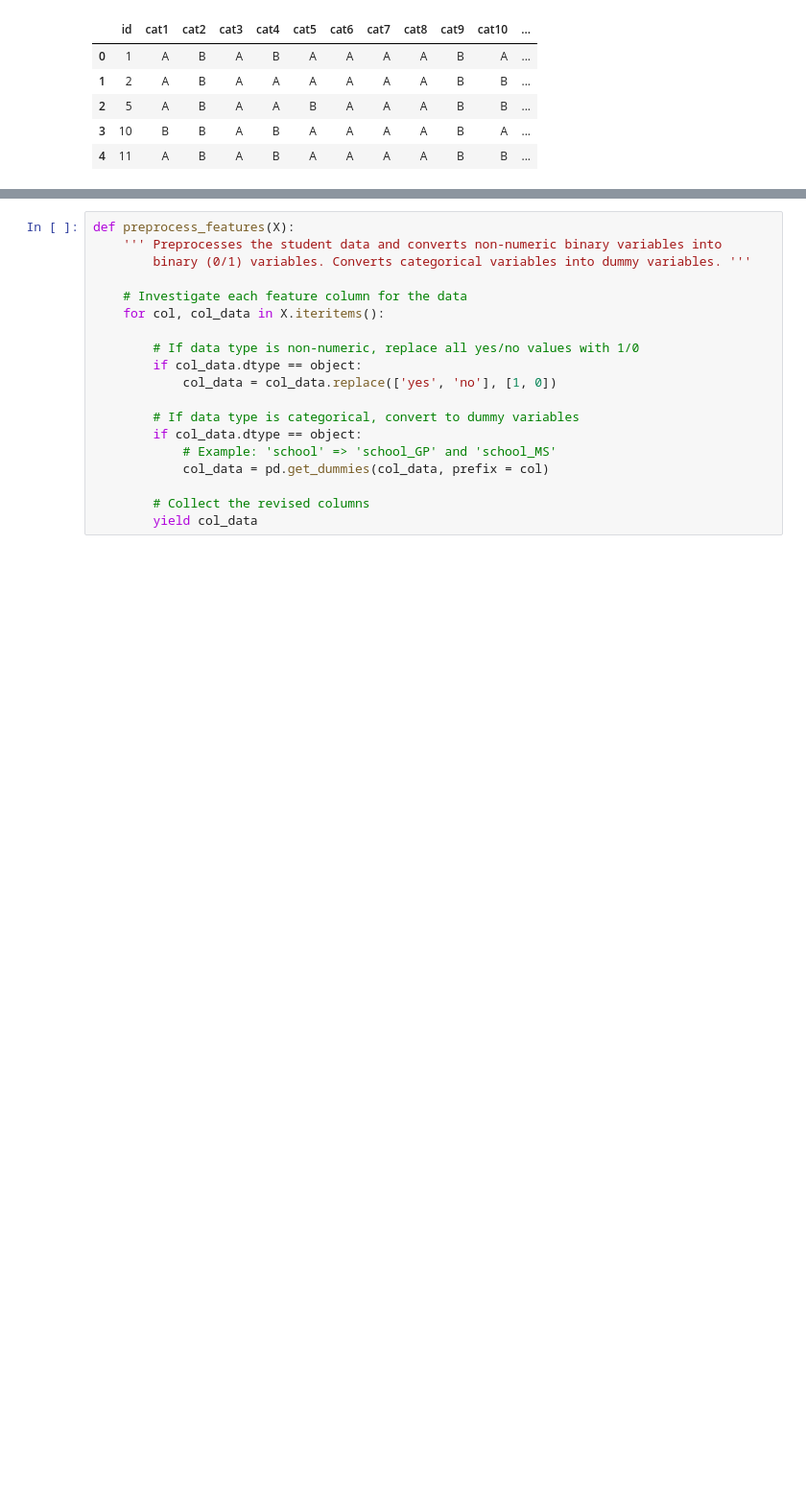
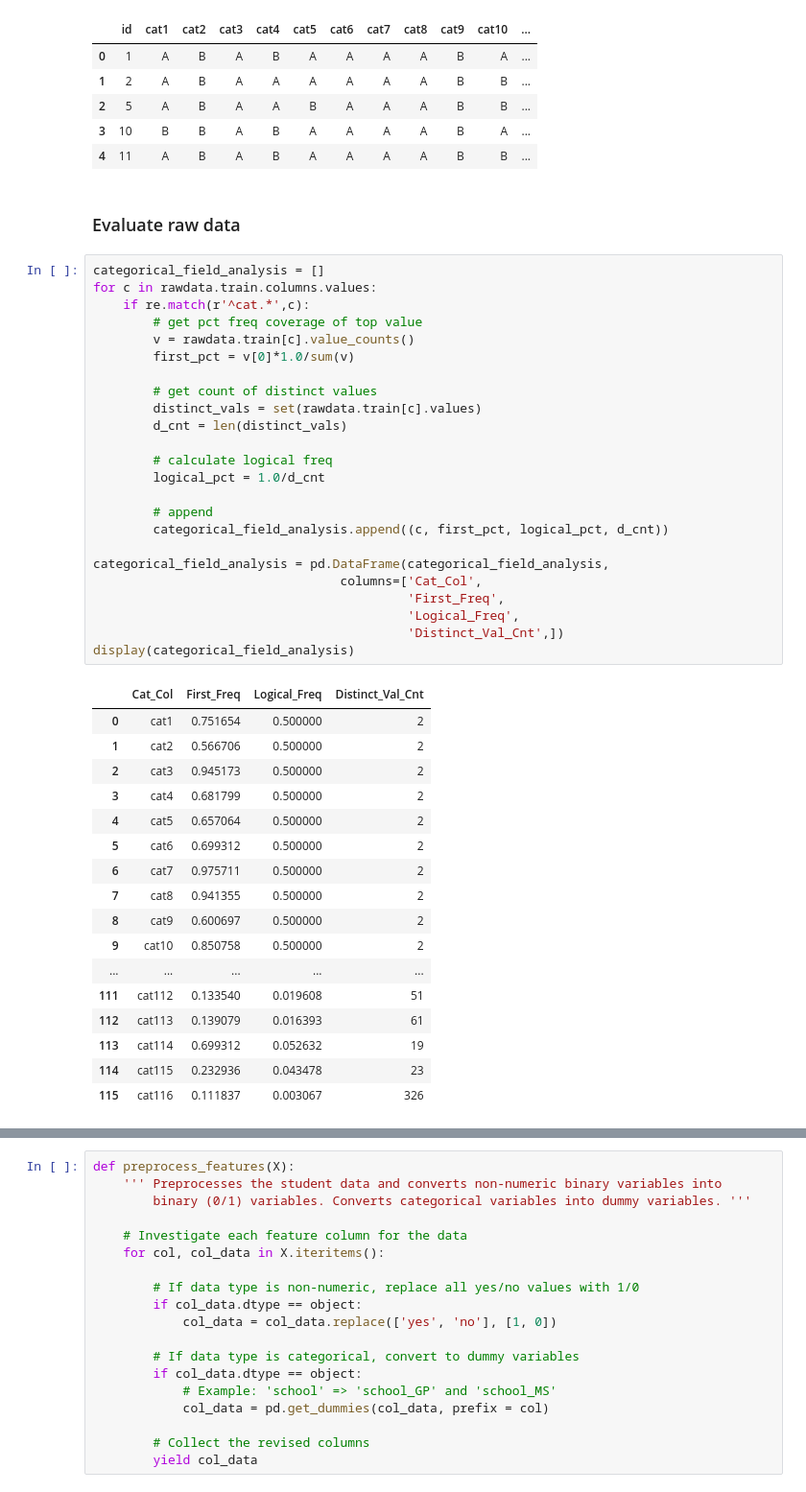
Before and after one commit to bshurick/kaggles, a Jupyter notebook: Allstate/allstate.ipynb, the cells around one changed output, grey strips where cells are left out. Shown at 96% size. Cells and saved outputs as stored; diff of their text form; blank space fills up the shorter version.

```diff
--- a/Allstate/allstate.ipynb
+++ b/Allstate/allstate.ipynb
@@ -32,3 +45,47 @@ rawdata.train.head()
 | 2 | 5 | A | B | A | A | B | A | A | A | B | B | ... |
 | 3 | 10 | B | B | A | B | A | A | A | A | B | A | ... |
 | 4 | 11 | A | B | A | B | A | A | A | A | B | B | ... |
+# %% [markdown]
+### Evaluate raw data
+# %%
+categorical_field_analysis = []
+for c in rawdata.train.columns.values:
+    if re.match(r'^cat.*',c):
+        # get pct freq coverage of top value
+        v = rawdata.train[c].value_counts()
+        first_pct = v[0]*1.0/sum(v)
+
+        # get count of distinct values
+        distinct_vals = set(rawdata.train[c].values)
+        d_cnt = len(distinct_vals)
+
+        # calculate logical freq
+        logical_pct = 1.0/d_cnt
+
+        # append
+        categorical_field_analysis.append((c, first_pct, logical_pct, d_cnt))
+
+categorical_field_analysis = pd.DataFrame(categorical_field_analysis,
+                                 columns=['Cat_Col',
+                                          'First_Freq',
+                                          'Logical_Freq',
+                                          'Distinct_Val_Cnt',])
+display(categorical_field_analysis)
+# %% [output]
+|  | Cat_Col | First_Freq | Logical_Freq | Distinct_Val_Cnt |
+| 0 | cat1 | 0.751654 | 0.500000 | 2 |
+| 1 | cat2 | 0.566706 | 0.500000 | 2 |
+| 2 | cat3 | 0.945173 | 0.500000 | 2 |
+| 3 | cat4 | 0.681799 | 0.500000 | 2 |
+| 4 | cat5 | 0.657064 | 0.500000 | 2 |
+| 5 | cat6 | 0.699312 | 0.500000 | 2 |
+| 6 | cat7 | 0.975711 | 0.500000 | 2 |
+| 7 | cat8 | 0.941355 | 0.500000 | 2 |
+| 8 | cat9 | 0.600697 | 0.500000 | 2 |
+| 9 | cat10 | 0.850758 | 0.500000 | 2 |
+| ... | ... | ... | ... | ... |
+| 111 | cat112 | 0.133540 | 0.019608 | 51 |
+| 112 | cat113 | 0.139079 | 0.016393 | 61 |
+| 113 | cat114 | 0.699312 | 0.052632 | 19 |
+| 114 | cat115 | 0.232936 | 0.043478 | 23 |
+| 115 | cat116 | 0.111837 | 0.003067 | 326 |
```
Also changed, not shown: parts of 16 cells of this notebook.
